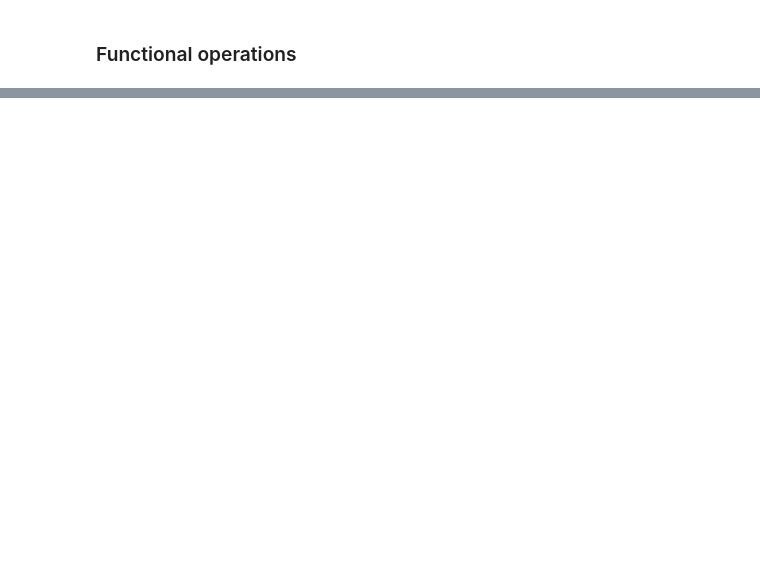
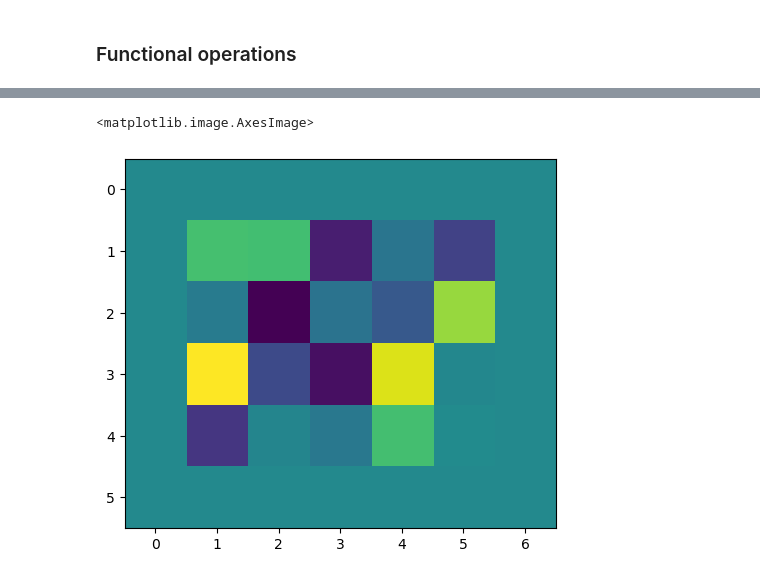
Before and after one commit to xl0/tidygrad, a Jupyter notebook: nbs/02_functional.ipynb, the cells around one changed output, grey strips where cells are left out. Cells and saved outputs as stored; diff of their text form; code cells hidden in the pictures; blank space fills up the shorter version.

```diff
--- a/nbs/02_functional.ipynb
+++ b/nbs/02_functional.ipynb
@@ -105,3 +96,23 @@ def dropout(x, p=0.5, training=True):
         return x
 
     return Dropout(x, p_drop=p, training=training).out
+# %%
+def np_pad(a: np.ndarray, pad:int):
+    pad = (((0, 0), ) * max(len(a.shape) - 2, 0)) + ((pad, pad), (pad, pad))
+    return np.pad(a, pad, mode="constant")
+# %%
+#| export
+
+class Pad(UnaryElementwiseOp):
+    """Pad a tensor"""
+    name_template = "pad2d({})"
+
+    def __init__(self, a, pad: int, name=None):
+        super().__init__(a, name=name)
+        assert len(self.args[0].shape) == 4, "Only 4D tensors supported for now. And we pad xy"
+        self.padding = pad
+        self.out = Tensor(np_pad(a.data, pad), name=self.name, op=self)
+
+
+    def backward(self):
+        self.parents[0].grad += self.out.grad[:, :, self.padding:-self.padding, self.padding:-self.padding]
@@ -107,0 +121,8 @@ def dropout(x, p=0.5, training=True):
+# %%
+padded_input = Tensor(np.random.randn(1, 1, 4, 5), name="x")
+bias = Pad(padded_input, 1).out
+
+plt.imshow(bias.data[0, 0, :, :])
+# %% [output]
+<matplotlib.image.AxesImage>
+[figure, added]
```
Also changed, not shown: parts of 12 cells of this notebook, 11 other files.
